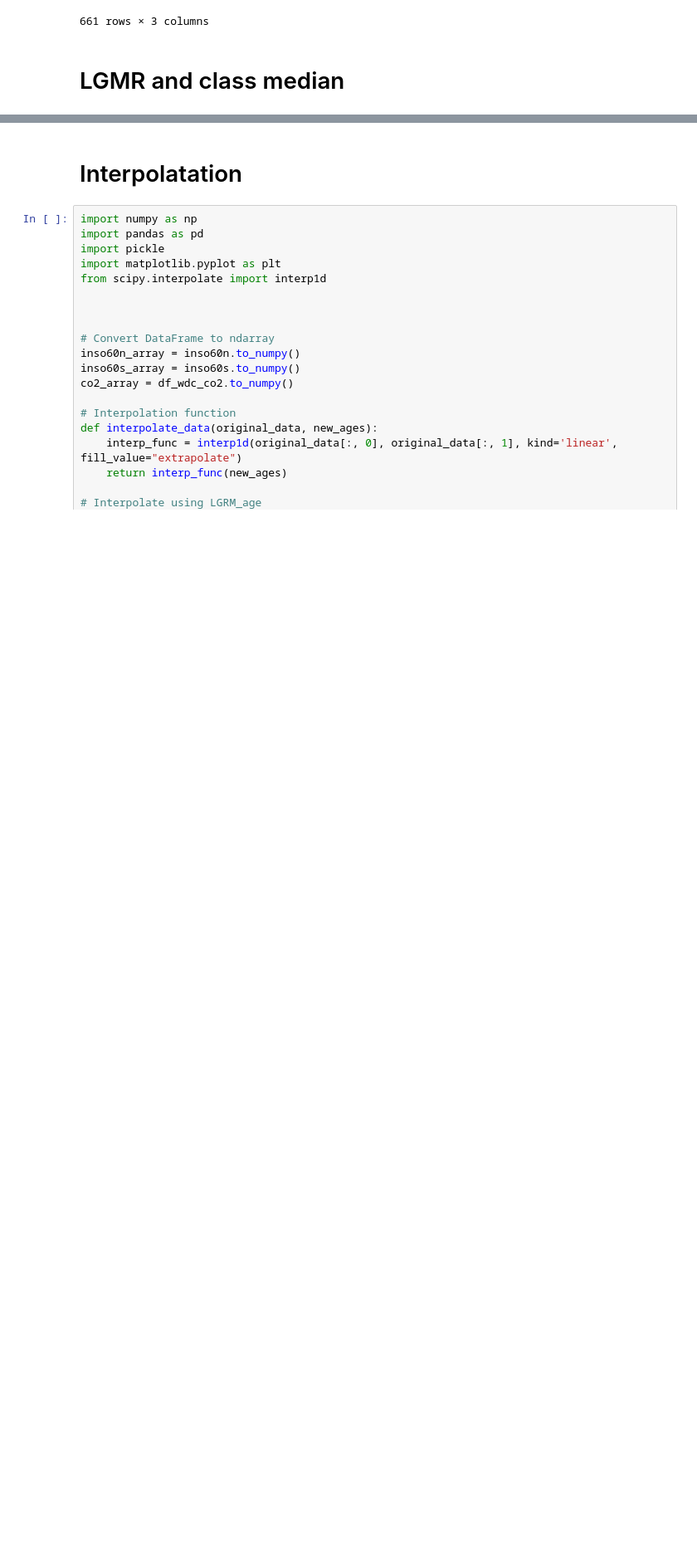
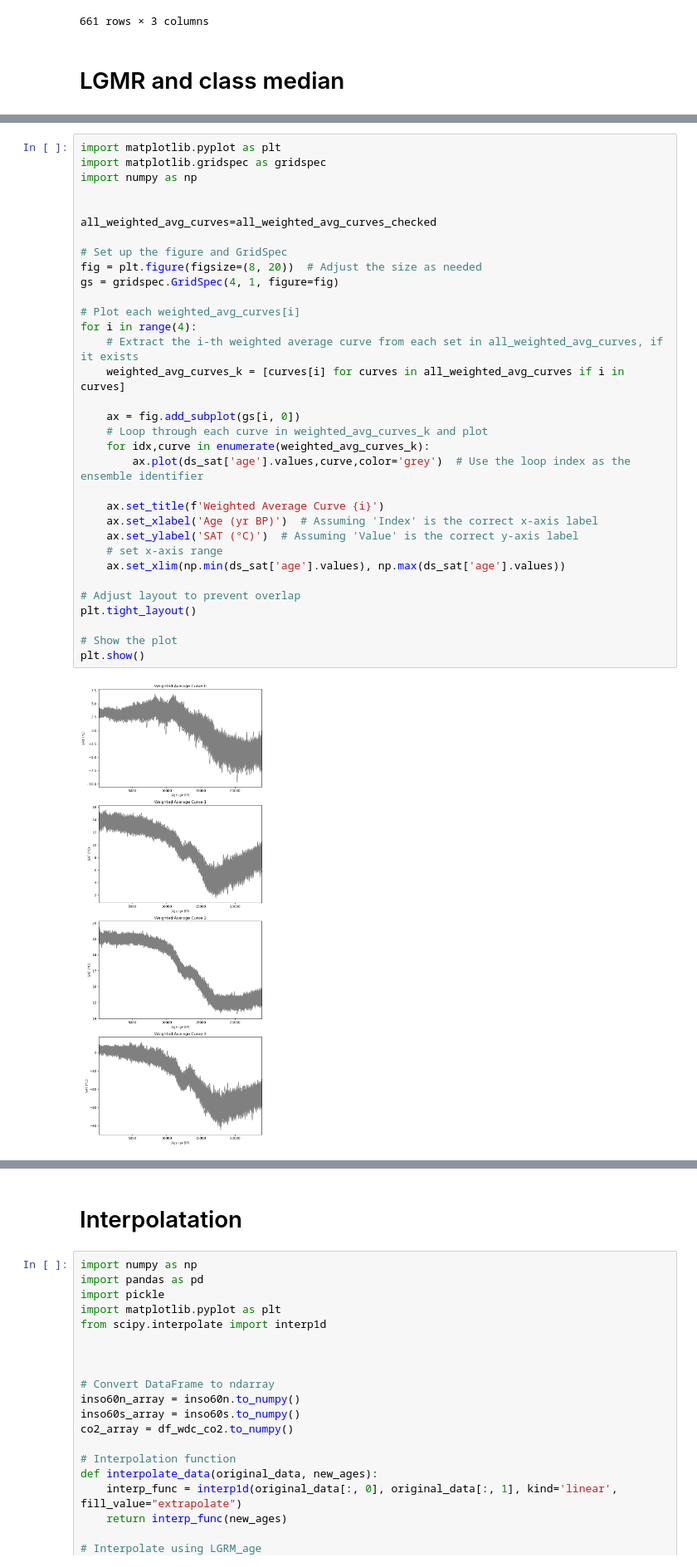
Before and after one commit to Peisong-Zheng/Last_deglaciation_causality, a Jupyter notebook: data_pre-processing.ipynb, the cells around one changed output, grey strips where cells are left out. Shown at 83% size. Cells and saved outputs as stored; diff of their text form; blank space fills up the shorter version.

```diff
--- a/data_pre-processing.ipynb
+++ b/data_pre-processing.ipynb
@@ -124,0 +172,35 @@ df_wdc_co2
+# %%
+import matplotlib.pyplot as plt
+import matplotlib.gridspec as gridspec
+import numpy as np
+
+
+all_weighted_avg_curves=all_weighted_avg_curves_checked
+
+# Set up the figure and GridSpec
+fig = plt.figure(figsize=(8, 20))  # Adjust the size as needed
+gs = gridspec.GridSpec(4, 1, figure=fig)
+
+# Plot each weighted_avg_curves[i]
+for i in range(4):
+    # Extract the i-th weighted average curve from each set in all_weighted_avg_curves, if it exists
+    weighted_avg_curves_k = [curves[i] for curves in all_weighted_avg_curves if i in curves]
+
+    ax = fig.add_subplot(gs[i, 0])
+    # Loop through each curve in weighted_avg_curves_k and plot
+    for idx,curve in enumerate(weighted_avg_curves_k):
+        ax.plot(ds_sat['age'].values,curve,color='grey')  # Use the loop index as the ensemble identifier
+
+    ax.set_title(f'Weighted Average Curve {i}')
+    ax.set_xlabel('Age (yr BP)')  # Assuming 'Index' is the correct x-axis label
+    ax.set_ylabel('SAT (°C)')  # Assuming 'Value' is the correct y-axis label
+    # set x-axis range
+    ax.set_xlim(np.min(ds_sat['age'].values), np.max(ds_sat['age'].values))
+
+# Adjust layout to prevent overlap
+plt.tight_layout()
+
+# Show the plot
+plt.show()
+# %% [output]
+[figure, added]
```
Also changed, not shown: parts of 6 cells of this notebook, 4 other files.
